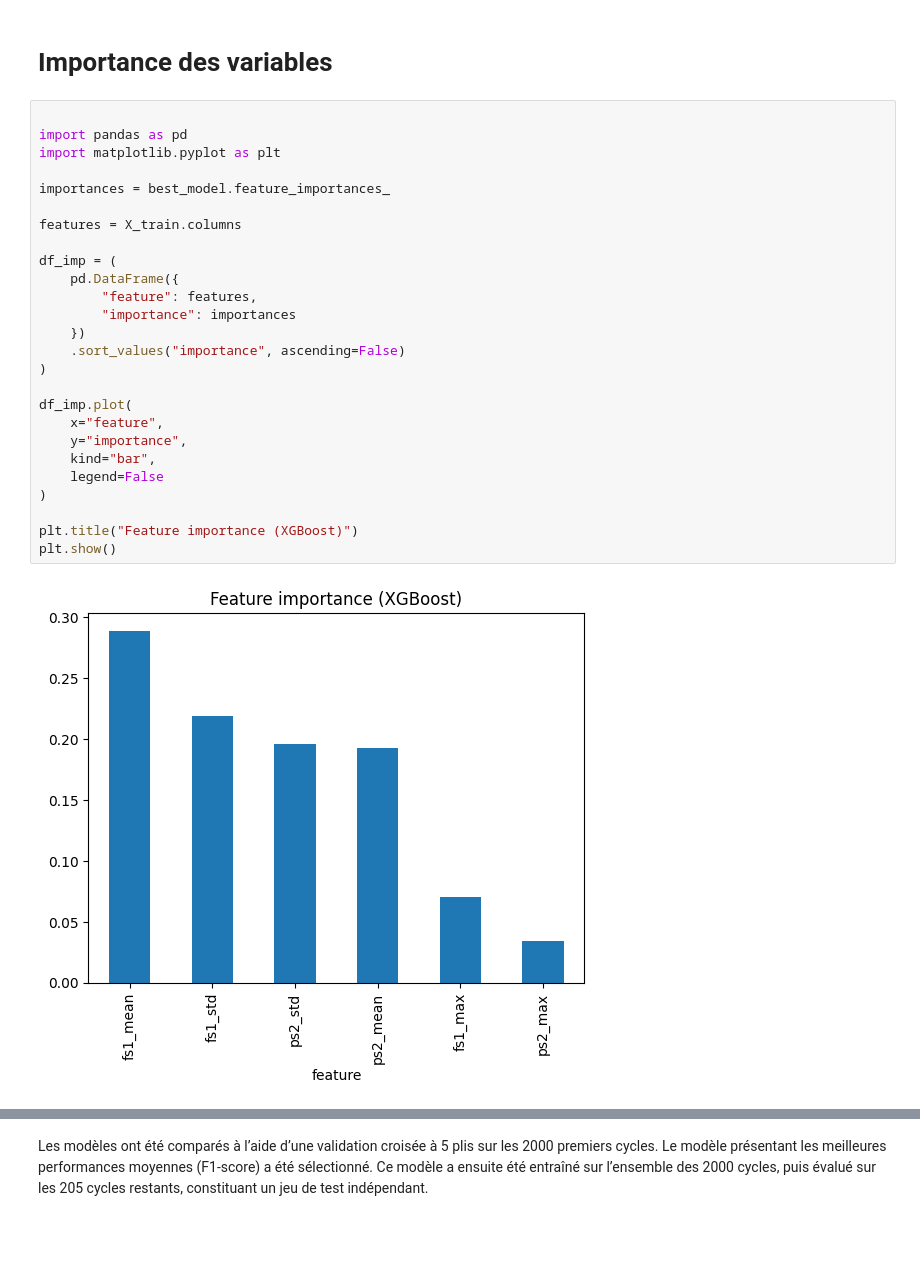
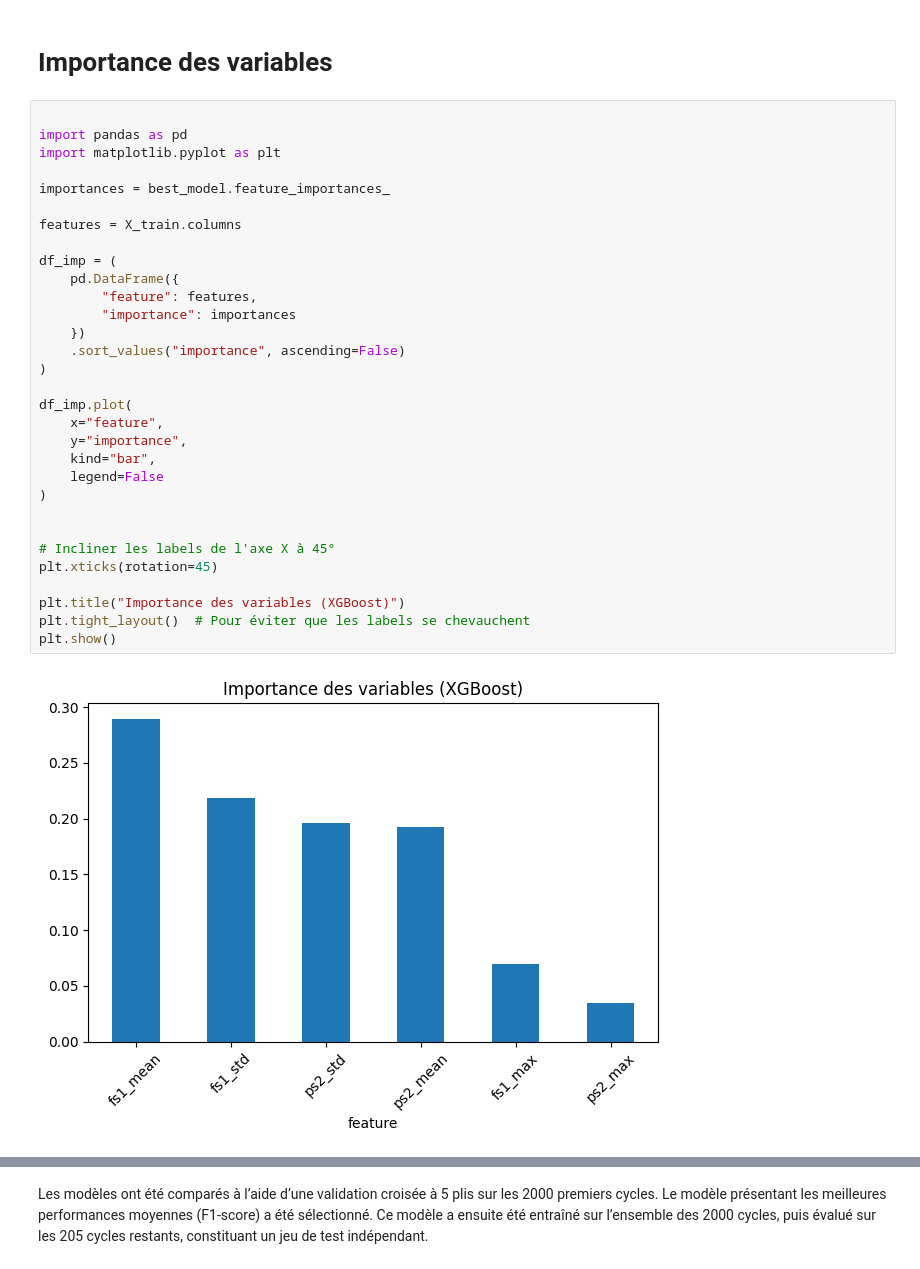
Before and after one commit to Samou19/predictive-maintenance, a Jupyter notebook: notebooks/01_EDA.ipynb, the cells around one changed output, grey strips where cells are left out. Drawn from its saved outputs; the diff is of its cells as text; blank space fills up the shorter version.

```diff
--- a/notebooks/01_EDA.ipynb
+++ b/notebooks/01_EDA.ipynb
@@ -281,31 +257,36 @@ Cycles optimaux (classe 0)
 # %%
 
 import pandas as pd
 import matplotlib.pyplot as plt
 
 importances = best_model.feature_importances_
 
 features = X_train.columns
 
 df_imp = (
     pd.DataFrame({
         "feature": features,
         "importance": importances
     })
     .sort_values("importance", ascending=False)
 )
 
 df_imp.plot(
     x="feature",
     y="importance",
     kind="bar",
     legend=False
 )
 
-plt.title("Feature importance (XGBoost)")
+
+# Incliner les labels de l'axe X à 45°
+plt.xticks(rotation=45)
+
+plt.title("Importance des variables (XGBoost)")
+plt.tight_layout()  # Pour éviter que les labels se chevauchent
 plt.show()
 # %% [output]
-[figure, old version]
+[figure, new version]
 # %% [markdown]
 **Interprétation du résultat**
 
```
Also changed, not shown: parts of 19 cells of this notebook, 1 other file.
